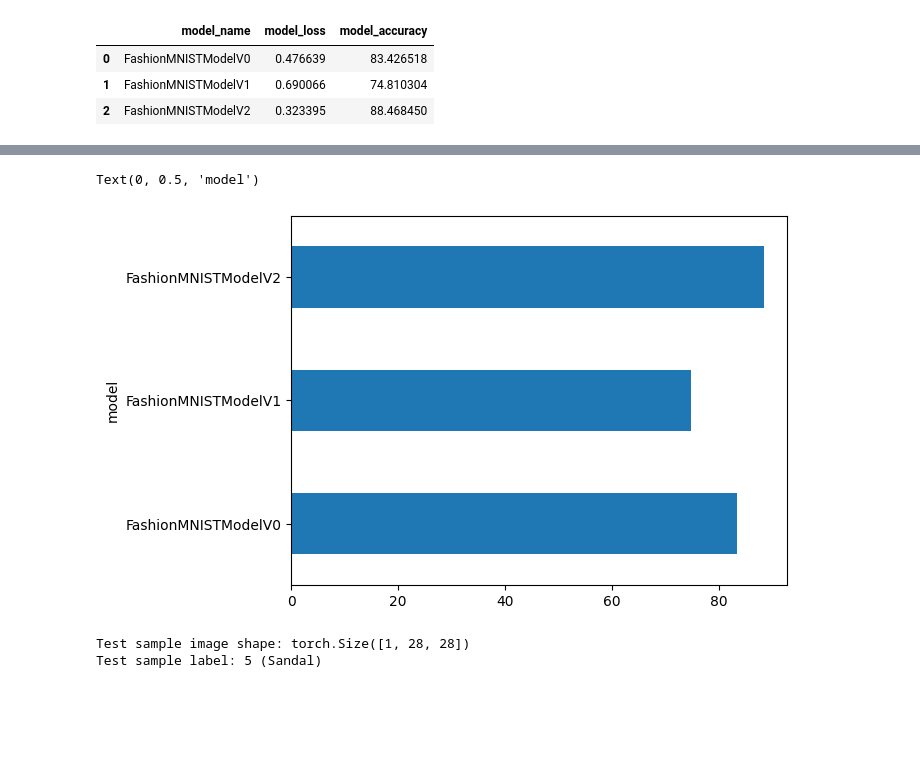
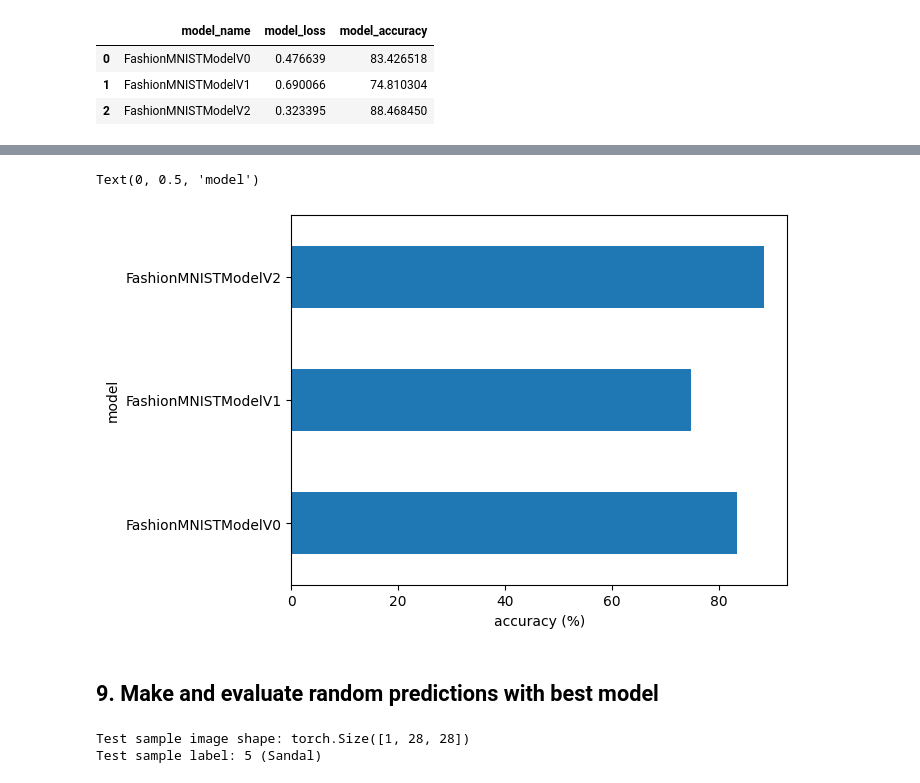
Before and after one commit to EthanGaoZhiyuan/PytorchTraining, a Jupyter notebook: 03_pytorch_computer_vision.ipynb, the cells around one changed output, grey strips where cells are left out. Drawn from its saved outputs; the diff is of its cells as text; code cells hidden in the pictures; blank space fills up the shorter version.

```diff
--- a/03_pytorch_computer_vision.ipynb
+++ b/03_pytorch_computer_vision.ipynb
@@ -621,0 +538,6 @@ tensor([[[ 1.5396,  0.0516,  0.6454,  ..., -0.3673,  0.8711,  0.4256],
+# %%
+# Create an instance of model_1
+torch.manual_seed(42)
+model_1 = FashionMNISTModelV1(input_shape=784,  # this is the output of the flatten after our 28x28 image goes in
+                              hidden_units=10, output_shape=len(class_names)).to(device)    # send to the GPU if it's available
+next(model_1.parameters()).device
@@ -621,0 +665,20 @@ tensor([[[ 1.5396,  0.0516,  0.6454,  ..., -0.3673,  0.8711,  0.4256],
+# %%
+torch.manual_seed(42)
+def eval_model(model: torch.nn.Module, data_loader: torch.utils.data.dataloader, loss_fn: torch.nn.Module, accuracy_fn, device: torch.device=device):
+    loss, acc = 0, 0
+    model.eval()
+    with torch.inference_mode():
+        for X, y in tqdm(data_loader):
+            X, y = X.to(device), y.to(device)
+            y_pred = model(X)
+            loss += loss_fn(y_pred, y)
+            acc += accuracy_fn(y_true=y, y_pred=y_pred.argmax(dim=1))
+        loss /= len(data_loader)
+        acc /= len(data_loader)
+    return {"model_name": model.__class__.__name__,
+            "model_loss": loss.item(),
+            "model_accuracy": acc}
+
+# Get model_1 results dictionary
+model_1_results = eval_model(model=model_1, data_loader=test_dataloader, loss_fn=loss_fn, accuracy_fn=accuracy_fn, device=device)
+model_1_results
@@ -708,19 +892,20 @@ train_time_start_model_2 = timer()
 
 # Train and test model
 epochs = 3
-for epoch in range(epochs):
-    print(f"Epoch: {epoch}\n------------")
-    train_step(data_loader=train_data_loader,
+for epoch in tqdm(range(epochs)):
+    print(f"Epoch: {epoch + 1}\n------------")
+    train_step(data_loader=train_dataloader,
                model=model_2,
                loss_fn=loss_fn,
                optimizer=optimizer,
                accuracy_fn=accuracy_fn,
                device=device)
-    test_step(data_loader=test_data_loader,
+    test_step(data_loader=test_dataloader,
                model=model_2,
                loss_fn=loss_fn,
                accuracy_fn=accuracy_fn,
                device=device)
+
 train_time_end_model_2 = timer()
 total_train_time_model_2 = print_train_time(start=train_time_start_model_2, end=train_time_end_model_2, device=device)
 # %% [output]
@@ -743,6 +928,6 @@ Training time on mps: 16.071 seconds
 # %%
 # Get model_2 results
-model_2_results = eval_model(model=model_2, data_loader=test_data_loader, loss_fn=loss_fn, accuracy_fn=accuracy_fn, device=device)
+model_2_results = eval_model(model=model_2, data_loader=test_dataloader, loss_fn=loss_fn, accuracy_fn=accuracy_fn, device=device)
 model_2_results
 # %% [output]
 {'model_name': 'FashionMNISTModelV2',
@@ -768,26 +956,30 @@ compare_results
 # %%
 """
 It looks like our CNN (FashionMNISTModelV2) model performed the best (lowest loss, highest accuracy) but had the longest training time.
 
 And our baseline model (FashionMNISTModelV0) performed better than model_1 (FashionMNISTModelV1) but took longer to train (this is likely because we used a CPU to train model_0 but a GPU to train model_1).
 
 The tradeoffs here are known as the performance-speed tradeoff.
 
 Generally, you get better performance out of a larger, more complex model (like we did with model_2).
 
 However, this performance increase often comes at a sacrifice of training speed and inference speed.
 
 Note: The training times you get will be very dependant on the hardware you use.
 
 Generally, the more CPU cores you have, the faster your models will train on CPU. And similar for GPUs.
 
 Newer hardware (in terms of age) will also often train models faster due to incorporating technology advances.
 """
+# Visualize our model results
 compare_results.set_index("model_name")["model_accuracy"].plot(kind='barh')
+plt.xlabel("accuracy (%)")
 plt.ylabel("model")
 # %% [output]
 Text(0, 0.5, 'model')
-[figure, old version]
+[figure, new version]
+# %% [markdown]
+## 9. Make and evaluate random predictions with best model
 # %%
 def make_predictions(model: torch.nn.Module, data: list, device: torch.device = device):
     pred_probs = []
```
Also changed, not shown: parts of 93 cells of this notebook, 1 other file.
